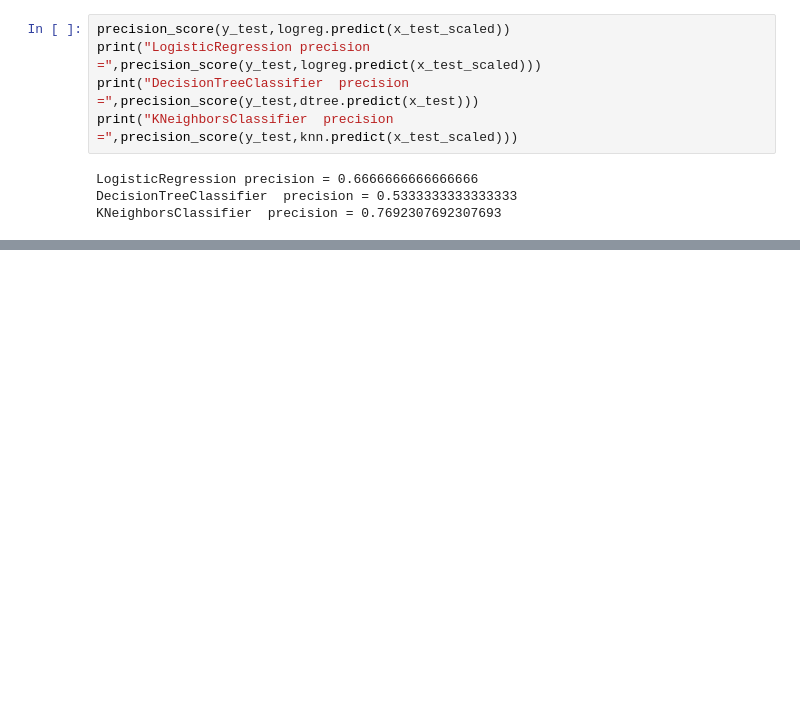
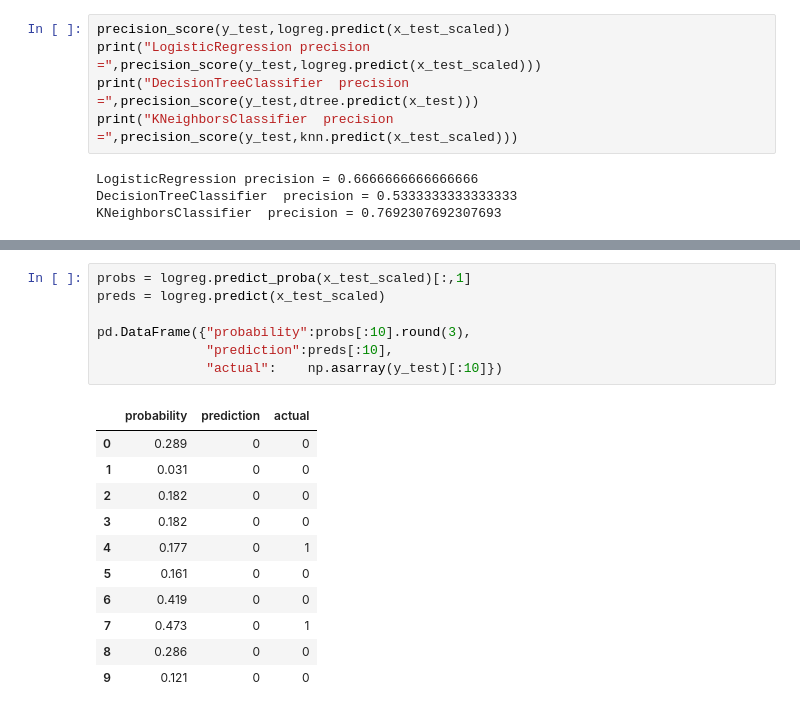
Before and after one commit to dilnaf322-gif/Project1-diabetes, a Jupyter notebook: notebooks/dilna_d12.ipynb, the cells around one changed output, grey strips where cells are left out. Cells and saved outputs as stored; diff of their text form; blank space fills up the shorter version.

```diff
--- a/notebooks/dilna_d12.ipynb
+++ b/notebooks/dilna_d12.ipynb
@@ -195,0 +237,19 @@ KNeighborsClassifier  precision = 0.7692307692307693
+# %%
+probs = logreg.predict_proba(x_test_scaled)[:,1]
+preds = logreg.predict(x_test_scaled)
+
+pd.DataFrame({"probability":probs[:10].round(3),
+              "prediction":preds[:10],
+              "actual":    np.asarray(y_test)[:10]})
+# %% [output]
+|  | probability | prediction | actual |
+| 0 | 0.289 | 0 | 0 |
+| 1 | 0.031 | 0 | 0 |
+| 2 | 0.182 | 0 | 0 |
+| 3 | 0.182 | 0 | 0 |
+| 4 | 0.177 | 0 | 1 |
+| 5 | 0.161 | 0 | 0 |
+| 6 | 0.419 | 0 | 0 |
+| 7 | 0.473 | 0 | 1 |
+| 8 | 0.286 | 0 | 0 |
+| 9 | 0.121 | 0 | 0 |
```
Also changed, not shown: parts of 59 cells of this notebook, 9 other files.
